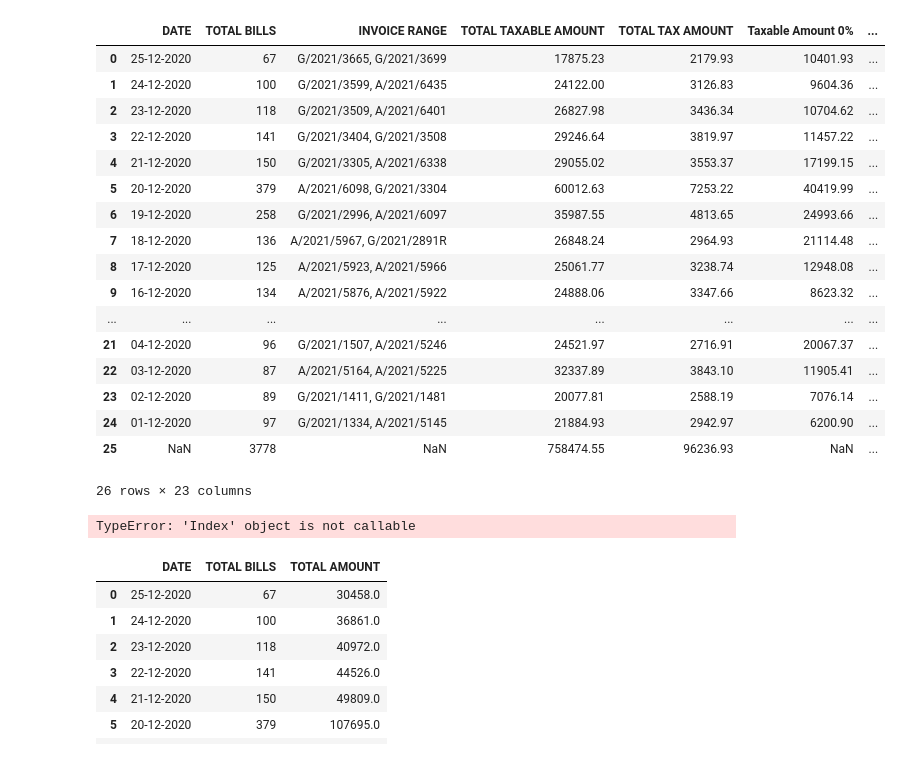
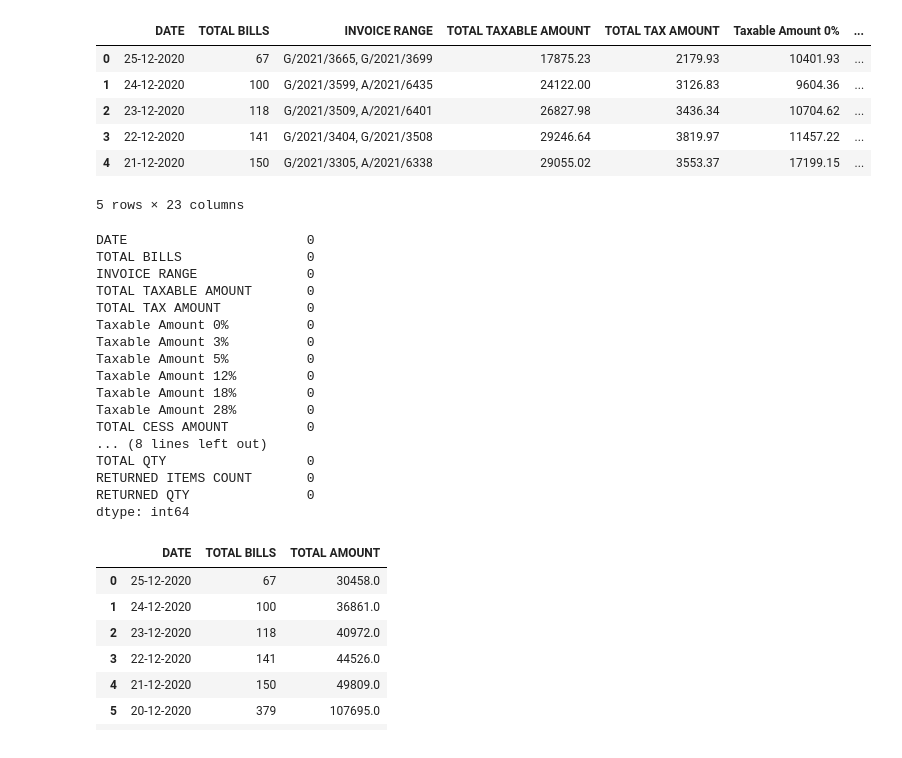
Before and after one commit to revanasidd/Pandas-Practice-, a Jupyter notebook: DailyZone.ipynb, the cells around one changed output. Drawn from its saved outputs; the diff is of its cells as text; code cells hidden in the pictures.

```diff
--- a/DailyZone.ipynb
+++ b/DailyZone.ipynb
@@ -9,28 +9,12 @@ import pandas as pd
 import numpy as np
 dz=pd.read_csv("daily_sale_report_84784203.csv")
 # %%
-dz
+dz.head()
 # %% [output]
 |  | DATE | TOTAL BILLS | INVOICE RANGE | TOTAL TAXABLE AMOUNT | TOTAL TAX AMOUNT | Taxable Amount 0% | ... |
 | 0 | 25-12-2020 | 67 | G/2021/3665, G/2021/3699 | 17875.23 | 2179.93 | 10401.93 | ... |
 | 1 | 24-12-2020 | 100 | G/2021/3599, A/2021/6435 | 24122.00 | 3126.83 | 9604.36 | ... |
 | 2 | 23-12-2020 | 118 | G/2021/3509, A/2021/6401 | 26827.98 | 3436.34 | 10704.62 | ... |
 | 3 | 22-12-2020 | 141 | G/2021/3404, G/2021/3508 | 29246.64 | 3819.97 | 11457.22 | ... |
 | 4 | 21-12-2020 | 150 | G/2021/3305, A/2021/6338 | 29055.02 | 3553.37 | 17199.15 | ... |
-| 5 | 20-12-2020 | 379 | A/2021/6098, G/2021/3304 | 60012.63 | 7253.22 | 40419.99 | ... |
-| 6 | 19-12-2020 | 258 | G/2021/2996, A/2021/6097 | 35987.55 | 4813.65 | 24993.66 | ... |
-| 7 | 18-12-2020 | 136 | A/2021/5967, G/2021/2891R | 26848.24 | 2964.93 | 21114.48 | ... |
-| 8 | 17-12-2020 | 125 | A/2021/5923, A/2021/5966 | 25061.77 | 3238.74 | 12948.08 | ... |
-| 9 | 16-12-2020 | 134 | A/2021/5876, A/2021/5922 | 24888.06 | 3347.66 | 8623.32 | ... |
-| ... | ... | ... | ... | ... | ... | ... | ... |
-| 21 | 04-12-2020 | 96 | G/2021/1507, A/2021/5246 | 24521.97 | 2716.91 | 20067.37 | ... |
-| 22 | 03-12-2020 | 87 | A/2021/5164, A/2021/5225 | 32337.89 | 3843.10 | 11905.41 | ... |
-| 23 | 02-12-2020 | 89 | G/2021/1411, G/2021/1481 | 20077.81 | 2588.19 | 7076.14 | ... |
-| 24 | 01-12-2020 | 97 | G/2021/1334, A/2021/5145 | 21884.93 | 2942.97 | 6200.90 | ... |
-| 25 | NaN | 3778 | NaN | 758474.55 | 96236.93 | NaN | ... |
-26 rows × 23 columns
+5 rows × 23 columns
-# %%
-daily_sale_report=dz.columns()
-daily_sale_report
-# %% [output]
-TypeError: 'Index' object is not callable
@@ -37,3 +23,23 @@ TypeError: 'Index' object is not callable
+# %%
+dz.isna().sum()
+# %% [output]
+DATE                       0
+TOTAL BILLS                0
+INVOICE RANGE              0
+TOTAL TAXABLE AMOUNT       0
+TOTAL TAX AMOUNT           0
+Taxable Amount 0%          0
+Taxable Amount 3%          0
+Taxable Amount 5%          0
+Taxable Amount 12%         0
+Taxable Amount 18%         0
+Taxable Amount 28%         0
+TOTAL CESS AMOUNT          0
+... (8 lines left out)
+TOTAL QTY                  0
+RETURNED ITEMS COUNT       0
+RETURNED QTY               0
+dtype: int64
 # %%
 df=dz[['DATE','TOTAL BILLS','TOTAL AMOUNT']]
 df
```
Also changed, not shown: parts of 1 cell of this notebook, 15 other files.
